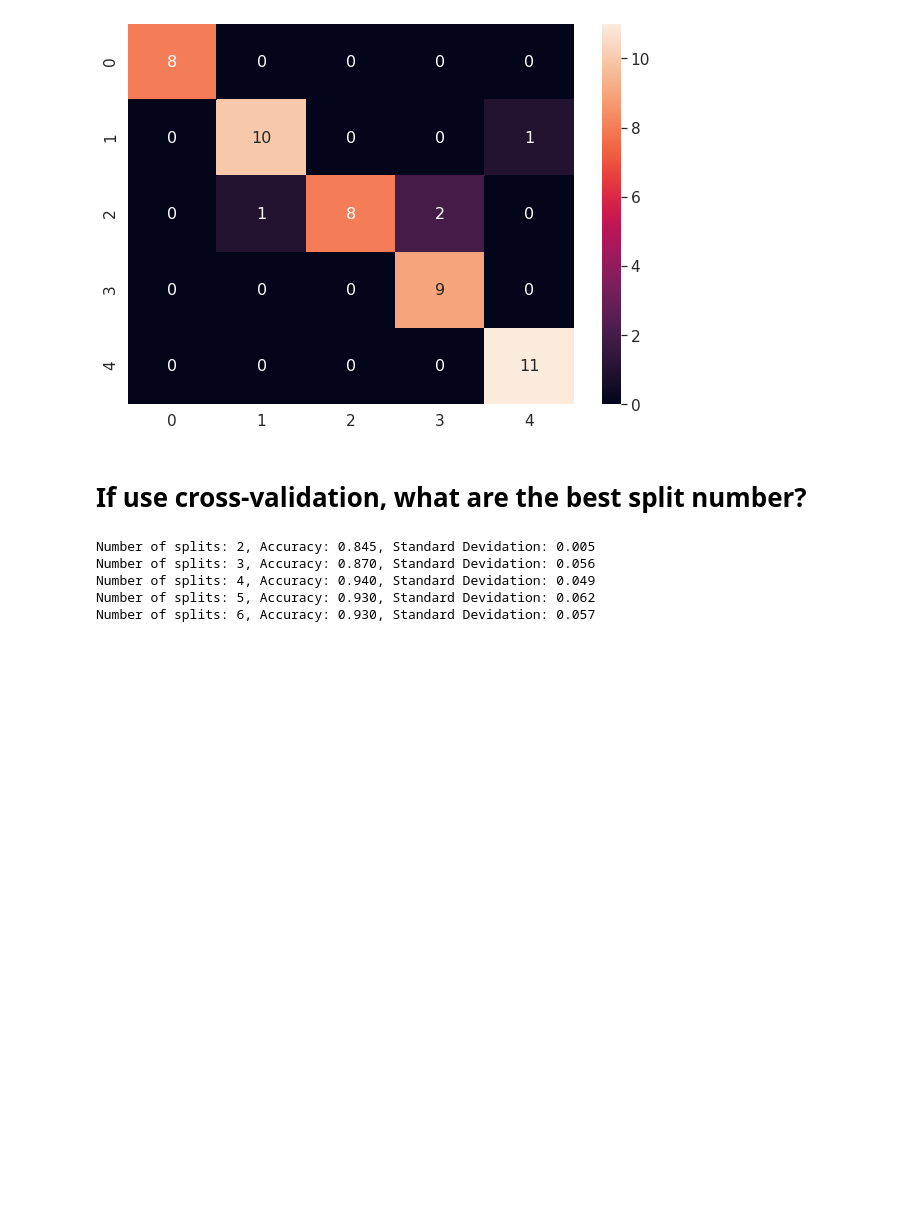
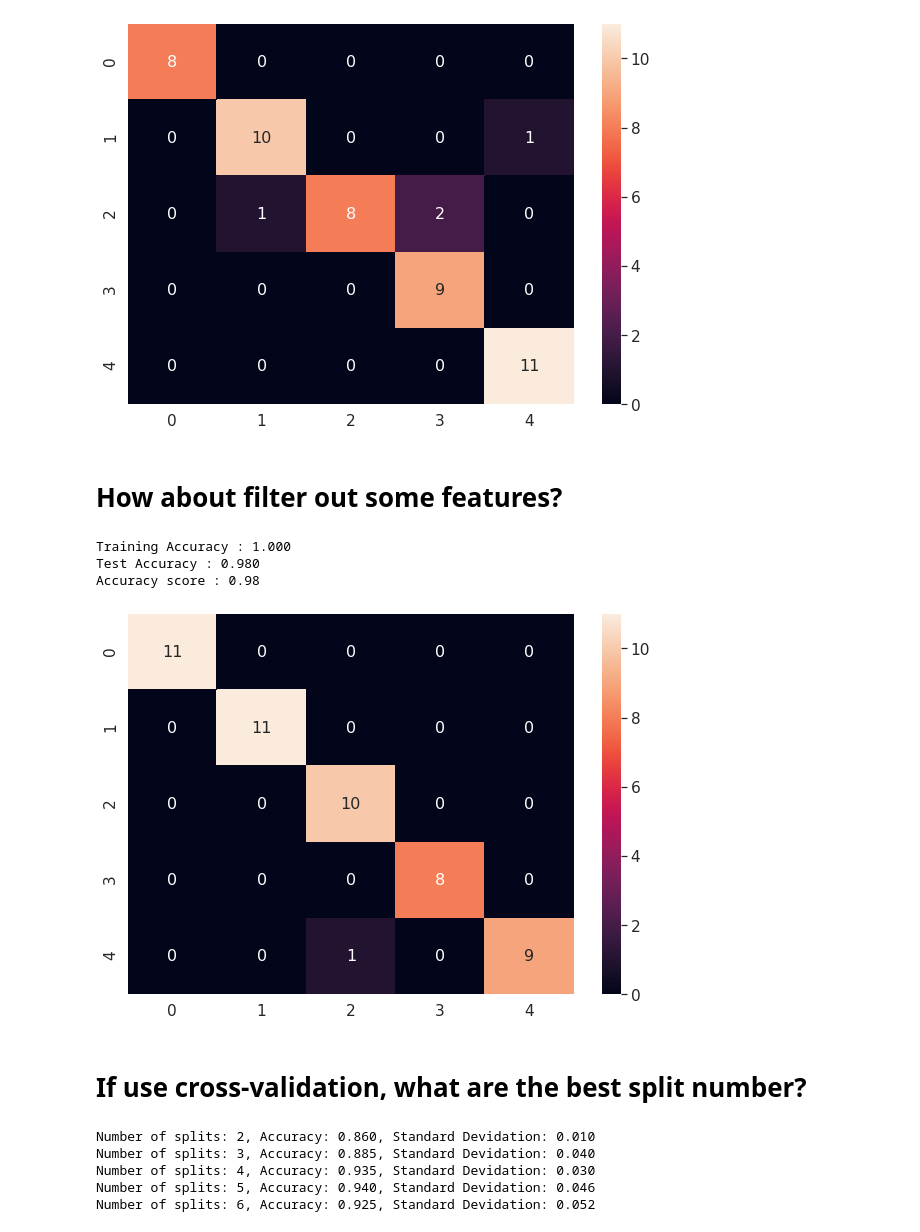
Before and after one commit to ee2110/Machine_Learning_with_TensorFlow, a Jupyter notebook: Glass-Compound-Analysis/Erbium_Concentration_Classification/Decision_Tree_sklearn_Erbium_concentration_classification.ipynb, the cells around one changed output. Cells and saved outputs as stored; diff of their text form; code cells hidden in the pictures; blank space fills up the shorter version.

Commit message:
filter feature improve accuracy

```diff
--- a/Glass-Compound-Analysis/Erbium_Concentration_Classification/Decision_Tree_sklearn_Erbium_concentration_classification.ipynb
+++ b/Glass-Compound-Analysis/Erbium_Concentration_Classification/Decision_Tree_sklearn_Erbium_concentration_classification.ipynb
@@ -214,6 +214,43 @@ Training Accuracy : 1.000
 Test Accuracy : 0.920
 Accuracy score : 0.92
 [figure]
+# %% [markdown]
+# **How about filter out some features?**
+# %%
+column_name = data.columns[:-1]
+filtered_df_data = data.drop(['Hardness','fractal bond connectivity'], axis=1)
+
+filtered_train_data = filtered_df_data.sample(frac=0.8, random_state=10)
+filtered_test_data = filtered_df_data.drop(filtered_train_data.index)
+
+filtered_train_x = filtered_train_data.drop(columns=['Erbium Concentration'],axis=1)
+filtered_train_y = filtered_train_data['Erbium Concentration'].astype(str)
+
+filtered_test_x = filtered_test_data.drop(columns=['Erbium Concentration'],axis=1)
+filtered_test_y = filtered_test_data['Erbium Concentration'].astype(str)
+
+
+filtered_dt_model  = tree.DecisionTreeClassifier(criterion='entropy', splitter='best')
+
+filtered_dt_model.fit(filtered_train_x, filtered_train_y)
+filtered_pred_y = filtered_dt_model.predict(filtered_test_x)
+filtered_train_acc = filtered_dt_model.score(filtered_train_x, filtered_train_y)
+filtered_test_acc = filtered_dt_model.score(filtered_test_x, filtered_test_y)
+
+print('Training Accuracy : %.3f'%filtered_train_acc)
+print('Test Accuracy : %.3f'%filtered_test_acc)
+
+plt.figure(figsize=(10,7))
+filtered_cm = confusion_matrix(filtered_pred_y, filtered_test_y)
+print("Accuracy score :", accuracy(filtered_cm))
+sns.set(font_scale=1.4) # for label size
+sns.heatmap(filtered_cm, annot=True, annot_kws={"size": 16})
+plt.show()
+# %% [output]
+Training Accuracy : 1.000
+Test Accuracy : 0.980
+Accuracy score : 0.98
+[figure, added]
 # %% [markdown]
 # **If use cross-validation, what are the best split number?**
 # %%
@@ -225,15 +262,15 @@ split_num = 7
 for i in range(2, split_num):
   # create a KFold object with n splits
   kf = KFold(n_splits = i, shuffle = True, random_state = 10)
-  scores = cross_val_score(final_dt_model, train_x, train_y, cv=kf)
+  scores = cross_val_score(filtered_dt_model, train_x, train_y, cv=kf)
   m = np.mean(scores)
   s = np.std(scores)
   score_mean.append(m)
   score_std.append(s)
   print('Number of splits: %d, Accuracy: %.3f, Standard Devidation: %.3f' % (i, m, s))
 # %% [output]
-Number of splits: 2, Accuracy: 0.845, Standard Devidation: 0.005
-Number of splits: 3, Accuracy: 0.870, Standard Devidation: 0.056
-Number of splits: 4, Accuracy: 0.940, Standard Devidation: 0.049
-Number of splits: 5, Accuracy: 0.930, Standard Devidation: 0.062
-Number of splits: 6, Accuracy: 0.930, Standard Devidation: 0.057
+Number of splits: 2, Accuracy: 0.860, Standard Devidation: 0.010
+Number of splits: 3, Accuracy: 0.885, Standard Devidation: 0.040
+Number of splits: 4, Accuracy: 0.935, Standard Devidation: 0.030
+Number of splits: 5, Accuracy: 0.940, Standard Devidation: 0.046
+Number of splits: 6, Accuracy: 0.925, Standard Devidation: 0.052
```
Also changed, not shown: parts of 2 cells of this notebook.
